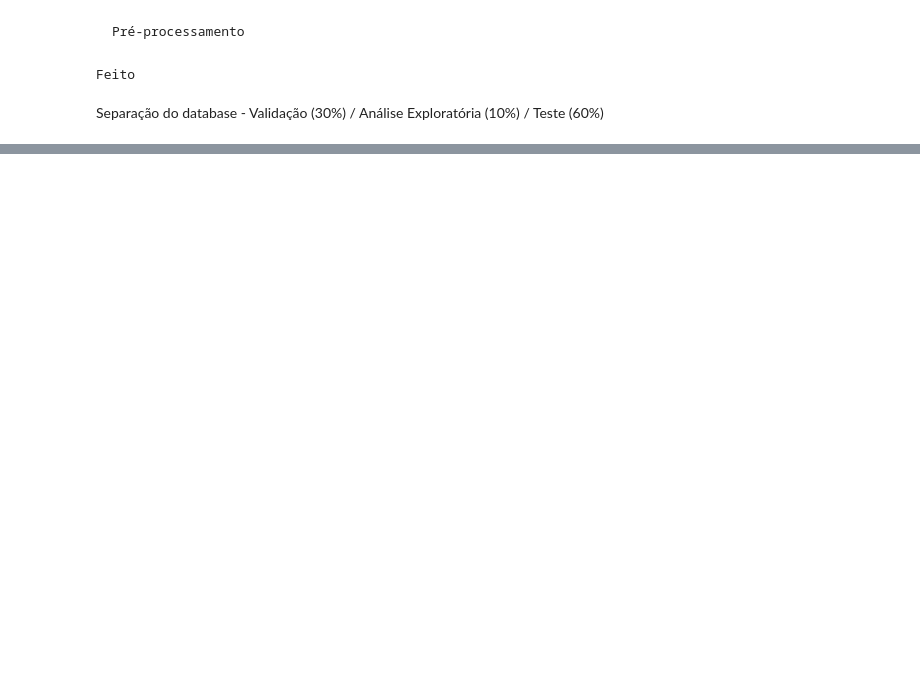
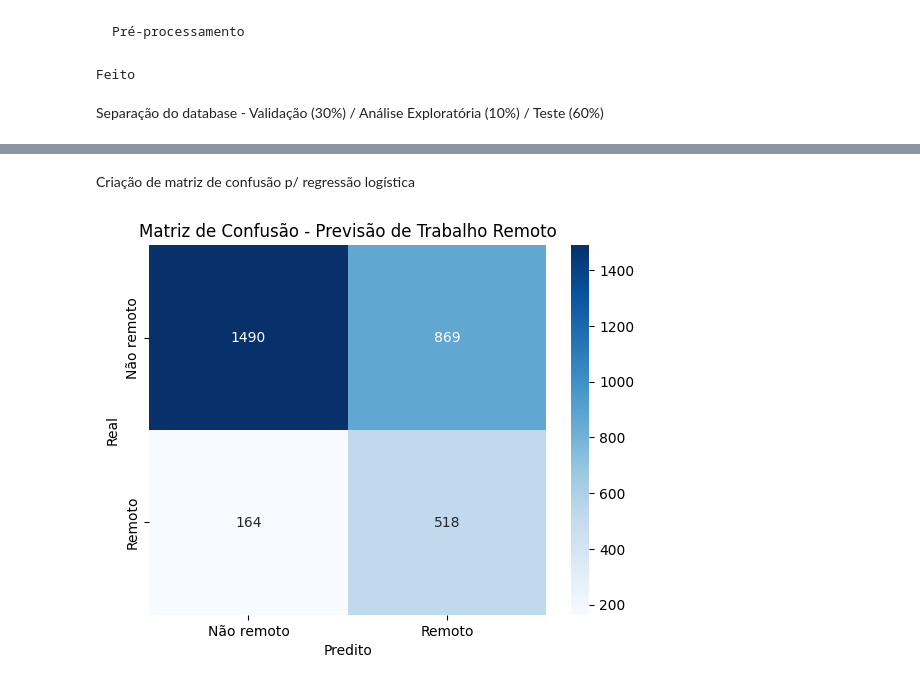
Before and after one commit to guga7895/Ciencia_de_Dados, a Jupyter notebook: EP2.ipynb, the cells around one changed output, grey strips where cells are left out. Saved outputs shown, nothing was run; the diff lists cells and outputs as text; code cells hidden in the pictures; blank space fills up the shorter version.

Commit message:
Adicionando regressão logística p/ análise: "É possível prever o salário dado a forma de trabalho?"

```diff
--- a/EP2.ipynb
+++ b/EP2.ipynb
@@ -77,7 +80,15 @@ def remoteBinary(row):
     else:
         return 0
 
+#Binarização de INCOME
+def incomeBinary(row):
+    if row['INCOME'] in (1,2,3,4):
+        return 0
+    else:
+        return 1
+
 df['IS_RMT'] = df.apply(remoteBinary,axis=1)
+df['INCOME'] = df.apply(incomeBinary,axis=1)
 
 df.to_excel('resultado.xlsx', index=False)
 print("Feito")
@@ -155,0 +154,14 @@ Index(['SCRAM', 'EST_ST', 'EST_MSA', 'REGION', 'TBIRTH_YEAR', 'RHISPANIC',
+# %%
+X_train = pd.get_dummies(train_balanced[['INCOME']], drop_first=True)
+y_train = train_balanced['IS_RMT']
+
+X_test = pd.get_dummies(test[['INCOME']], drop_first=True)
+y_test = test['IS_RMT']
+X_test = X_test.reindex(columns=X_train.columns, fill_value=0)
+
+logreg = LogisticRegression(max_iter=1000)
+logreg.fit(X_train, y_train)
+
+y_pred = logreg.predict(X_test)
+
+print(classification_report(y_test, y_pred))
@@ -155,0 +177,13 @@ Index(['SCRAM', 'EST_ST', 'EST_MSA', 'REGION', 'TBIRTH_YEAR', 'RHISPANIC',
+# %% [markdown]
+Criação de matriz de confusão p/ regressão logística
+# %%
+cm = confusion_matrix(y_test, y_pred)
+sns.heatmap(cm, annot=True, fmt='d', cmap='Blues',
+            xticklabels=['Não remoto', 'Remoto'],
+            yticklabels=['Não remoto', 'Remoto'])
+plt.xlabel("Predito")
+plt.ylabel("Real")
+plt.title("Matriz de Confusão - Previsão de Trabalho Remoto")
+plt.show()
+# %% [output]
+[figure, added]
```
Also changed, not shown: parts of 10 cells of this notebook.
